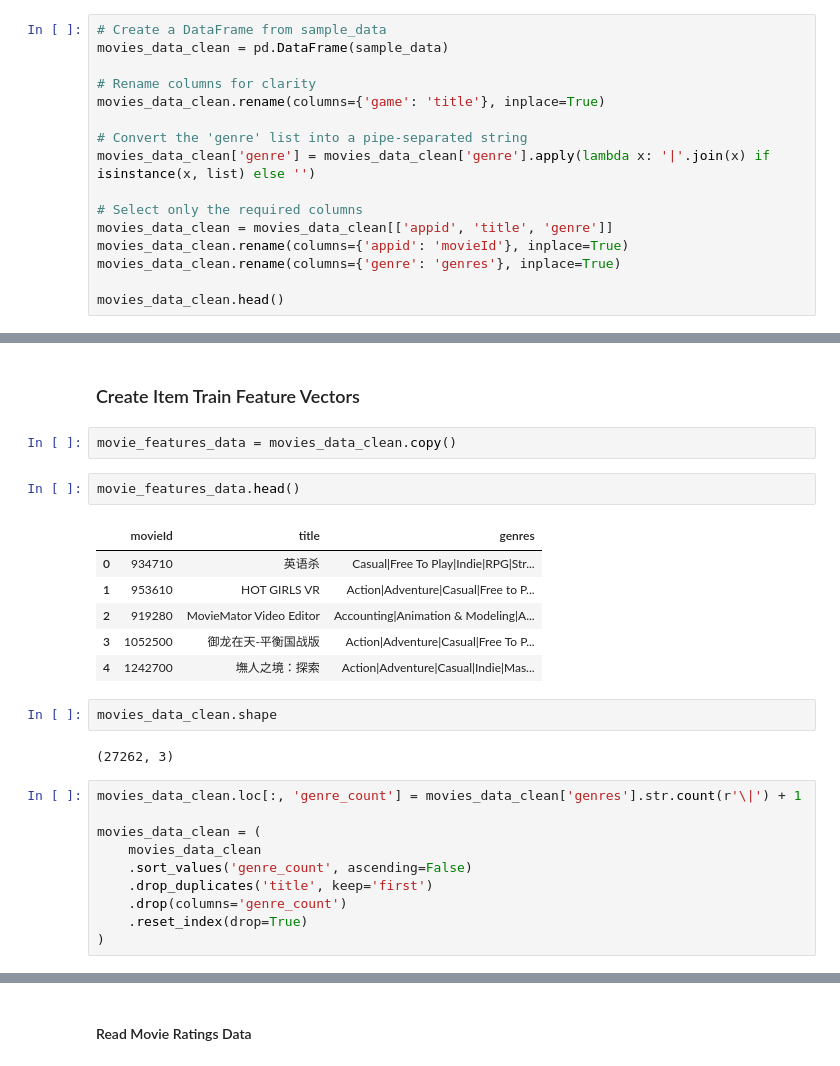
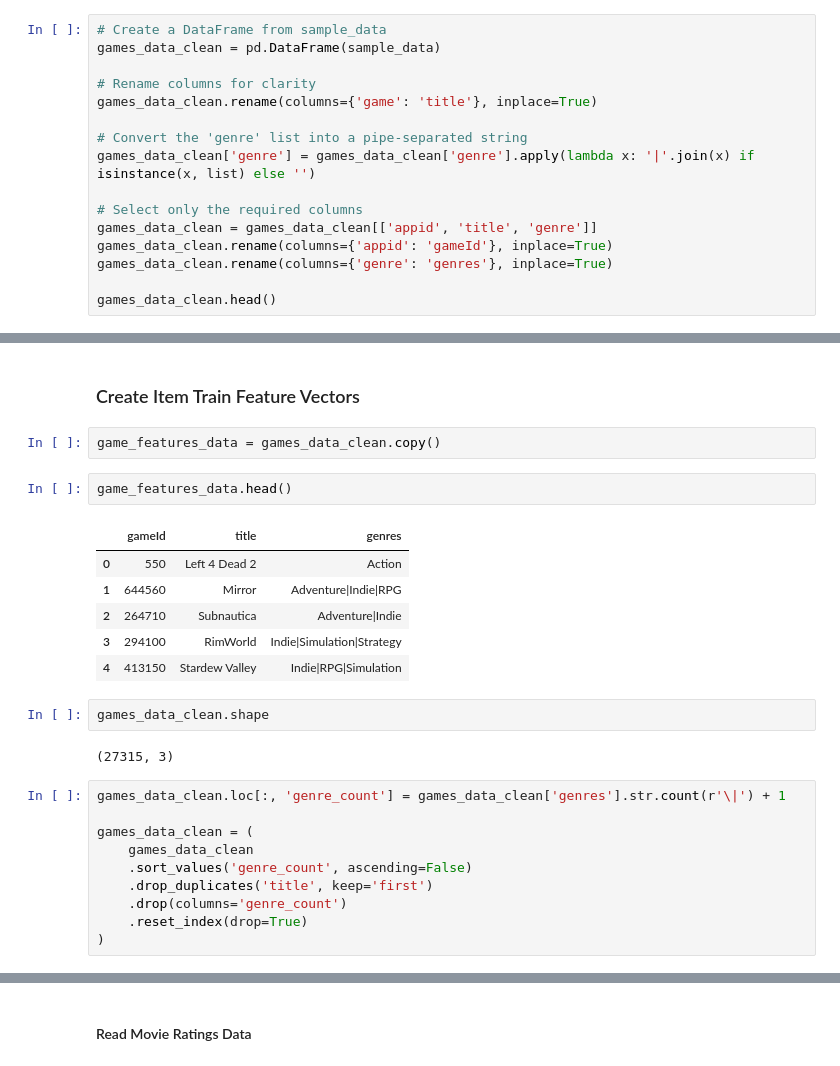
Before and after one commit to BluffSet7340/recomm_sys_project, a Jupyter notebook: taufiq/content_based_nn/twotower.ipynb, the cells around one changed output, grey strips where cells are left out. Cells and saved outputs as stored; diff of their text form.

Commit message:
Game Refactor

```diff
--- a/taufiq/content_based_nn/twotower.ipynb
+++ b/taufiq/content_based_nn/twotower.ipynb
@@ -77,18 +77,18 @@ sample_data[0]
 {'appid': 550, 'game': 'Left 4 Dead 2', 'genre': ['Action']}
 # %%
 # Create a DataFrame from sample_data
-movies_data_clean = pd.DataFrame(sample_data)
+games_data_clean = pd.DataFrame(sample_data)
 
 # Rename columns for clarity
-movies_data_clean.rename(columns={'game': 'title'}, inplace=True)
+games_data_clean.rename(columns={'game': 'title'}, inplace=True)
 
 # Convert the 'genre' list into a pipe-separated string
-movies_data_clean['genre'] = movies_data_clean['genre'].apply(lambda x: '|'.join(x) if isinstance(x, list) else '')
+games_data_clean['genre'] = games_data_clean['genre'].apply(lambda x: '|'.join(x) if isinstance(x, list) else '')
 
 # Select only the required columns
-movies_data_clean = movies_data_clean[['appid', 'title', 'genre']]
-movies_data_clean.rename(columns={'appid': 'movieId'}, inplace=True)
-movies_data_clean.rename(columns={'genre': 'genres'}, inplace=True)
+games_data_clean = games_data_clean[['appid', 'title', 'genre']]
+games_data_clean.rename(columns={'appid': 'gameId'}, inplace=True)
+games_data_clean.rename(columns={'genre': 'genres'}, inplace=True)
 
-movies_data_clean.head()
+games_data_clean.head()
 # %% [output]
@@ -126,25 +126,25 @@ def leave_one_out_split(interactions_dict):
 # %% [markdown]
 ### Create Item Train Feature Vectors
 # %%
-movie_features_data = movies_data_clean.copy()
+game_features_data = games_data_clean.copy()
 # %%
-movie_features_data.head()
+game_features_data.head()
 # %% [output]
-|  | movieId | title | genres |
-| 0 | 934710 | 英语杀 | Casual|Free To Play|Indie|RPG|Str... |
-| 1 | 953610 | HOT GIRLS VR | Action|Adventure|Casual|Free to P... |
-| 2 | 919280 | MovieMator Video Editor | Accounting|Animation & Modeling|A... |
-| 3 | 1052500 | 御龙在天-平衡国战版 | Action|Adventure|Casual|Free To P... |
-| 4 | 1242700 | 墲人之境：探索 | Action|Adventure|Casual|Indie|Mas... |
+|  | gameId | title | genres |
+| 0 | 550 | Left 4 Dead 2 | Action |
+| 1 | 644560 | Mirror | Adventure|Indie|RPG |
+| 2 | 264710 | Subnautica | Adventure|Indie |
+| 3 | 294100 | RimWorld | Indie|Simulation|Strategy |
+| 4 | 413150 | Stardew Valley | Indie|RPG|Simulation |
 # %%
-movies_data_clean.shape
+games_data_clean.shape
 # %% [output]
-(27262, 3)
+(27315, 3)
 # %%
-movies_data_clean.loc[:, 'genre_count'] = movies_data_clean['genres'].str.count(r'\|') + 1
+games_data_clean.loc[:, 'genre_count'] = games_data_clean['genres'].str.count(r'\|') + 1
 
-movies_data_clean = (
-    movies_data_clean
+games_data_clean = (
+    games_data_clean
     .sort_values('genre_count', ascending=False)
     .drop_duplicates('title', keep='first')
     .drop(columns='genre_count')
```
Also changed, not shown: parts of 50 cells of this notebook, 6 other files.
